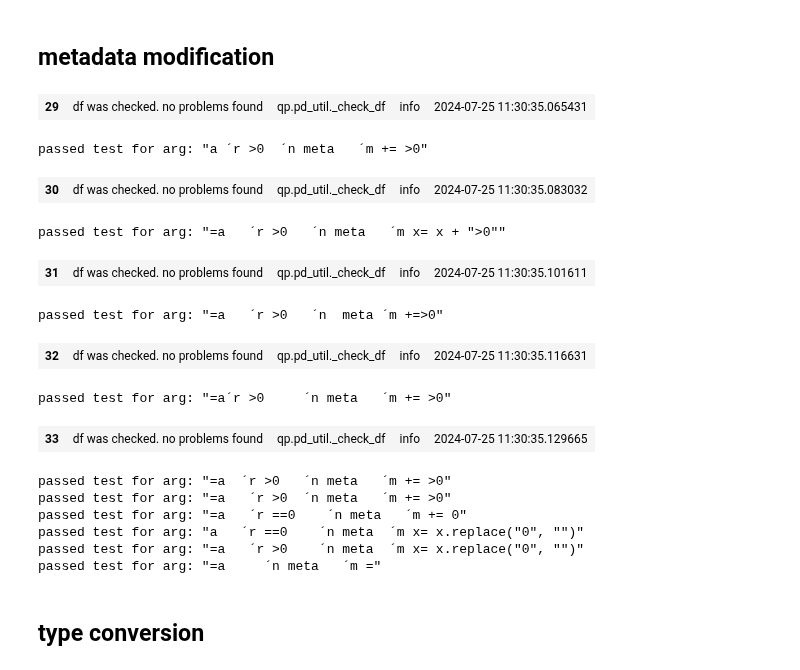
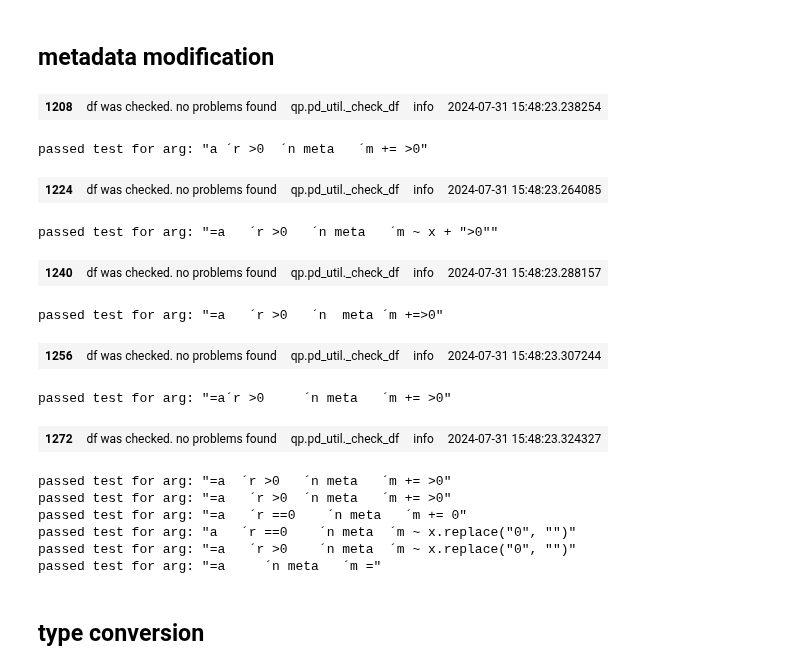
Before and after one commit to MartinVoelkl94/qplib_dev, a Jupyter notebook: testing.ipynb, the cells around one changed output. Cells and saved outputs as stored; diff of their text form; code cells hidden in the pictures.

```diff
--- a/testing.ipynb
+++ b/testing.ipynb
@@ -1180,7 +1208,7 @@ compare(df, df1)
 
 df = get_df_simple_tagged()
 df1 = get_df_simple_tagged()
-df.q('=a   ´r >0   ´n meta   ´m x= x + ">0"', inplace=True, verbosity=0)
+df.q('=a   ´r >0   ´n meta   ´m ~ x + ">0"', inplace=True, verbosity=0)
 df1['meta'] = [ '', '', '>0']
 compare(df, df1)
 
@@ -1203,49 +1231,49 @@ df = get_df_simple_tagged()
 df1 = get_df_simple_tagged()
 
 
 df.q('=a  ´r >0   ´n meta   ´m += >0', inplace=True, verbosity=0)
 df1['meta'] = [ '', '', '>0']
 compare(df, df1)
 
 
 df.q('=a   ´r >0  ´n meta   ´m += >0', inplace=True, verbosity=0)
 df1['meta'] = [ '', '', '>0>0']
 compare(df, df1)
 
 
 df.q('=a   ´r ==0    ´n meta   ´m += 0', inplace=True, verbosity=0)
 df1['meta'] = [ '', '0', '>0>0']
 compare(df, df1)
 
 
-df.q('a   ´r ==0    ´n meta  ´m x= x.replace("0", "")', inplace=True, verbosity=0)
+df.q('a   ´r ==0    ´n meta  ´m ~ x.replace("0", "")', inplace=True, verbosity=0)
 df1['meta'] = [ '', '', '>0>0']
 compare(df, df1)
 
 
-df.q('=a   ´r >0    ´n meta  ´m x= x.replace("0", "")', inplace=True, verbosity=0)
+df.q('=a   ´r >0    ´n meta  ´m ~ x.replace("0", "")', inplace=True, verbosity=0)
 df1['meta'] = [ '', '', '>>']
 compare(df, df1)
 
 
 df.q('=a     ´n meta   ´m =', inplace=True, verbosity=0)
 df1['meta'] = [ '', '', '']
 compare(df, df1)
 # %% [output]
-| 29 | df was checked. no problems found | qp.pd_util._check_df | info | 2024-07-25 11:30:35.065431 |
+| 1208 | df was checked. no problems found | qp.pd_util._check_df | info | 2024-07-31 15:48:23.238254 |
 passed test for arg: "a ´r >0  ´n meta   ´m += >0"
-| 30 | df was checked. no problems found | qp.pd_util._check_df | info | 2024-07-25 11:30:35.083032 |
+| 1224 | df was checked. no problems found | qp.pd_util._check_df | info | 2024-07-31 15:48:23.264085 |
-passed test for arg: "=a   ´r >0   ´n meta   ´m x= x + ">0""
+passed test for arg: "=a   ´r >0   ´n meta   ´m ~ x + ">0""
-| 31 | df was checked. no problems found | qp.pd_util._check_df | info | 2024-07-25 11:30:35.101611 |
+| 1240 | df was checked. no problems found | qp.pd_util._check_df | info | 2024-07-31 15:48:23.288157 |
 passed test for arg: "=a   ´r >0   ´n  meta ´m +=>0"
-| 32 | df was checked. no problems found | qp.pd_util._check_df | info | 2024-07-25 11:30:35.116631 |
+| 1256 | df was checked. no problems found | qp.pd_util._check_df | info | 2024-07-31 15:48:23.307244 |
 passed test for arg: "=a´r >0     ´n meta   ´m += >0"
-| 33 | df was checked. no problems found | qp.pd_util._check_df | info | 2024-07-25 11:30:35.129665 |
+| 1272 | df was checked. no problems found | qp.pd_util._check_df | info | 2024-07-31 15:48:23.324327 |
 passed test for arg: "=a  ´r >0   ´n meta   ´m += >0"
 passed test for arg: "=a   ´r >0  ´n meta   ´m += >0"
 passed test for arg: "=a   ´r ==0    ´n meta   ´m += 0"
-passed test for arg: "a   ´r ==0    ´n meta  ´m x= x.replace("0", "")"
-passed test for arg: "=a   ´r >0    ´n meta  ´m x= x.replace("0", "")"
+passed test for arg: "a   ´r ==0    ´n meta  ´m ~ x.replace("0", "")"
+passed test for arg: "=a   ´r >0    ´n meta  ´m ~ x.replace("0", "")"
 passed test for arg: "=a     ´n meta   ´m ="
 # %% [markdown]
 ## type conversion
```
Also changed, not shown: parts of 8 cells of this notebook, 2 other files.
